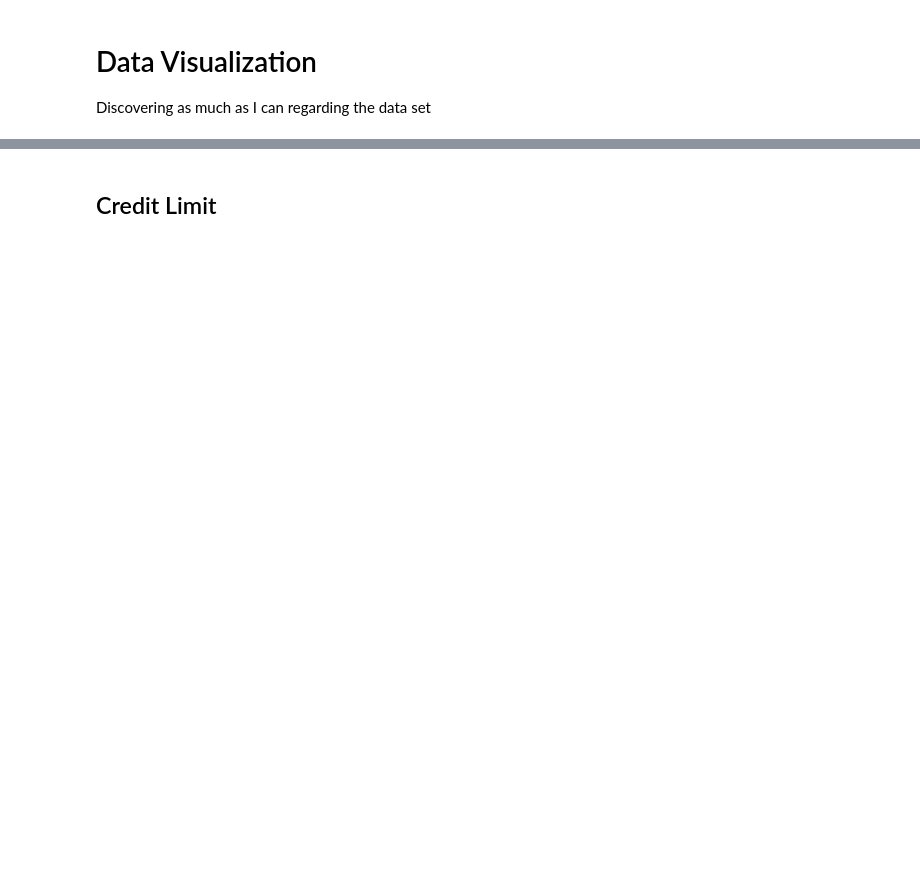
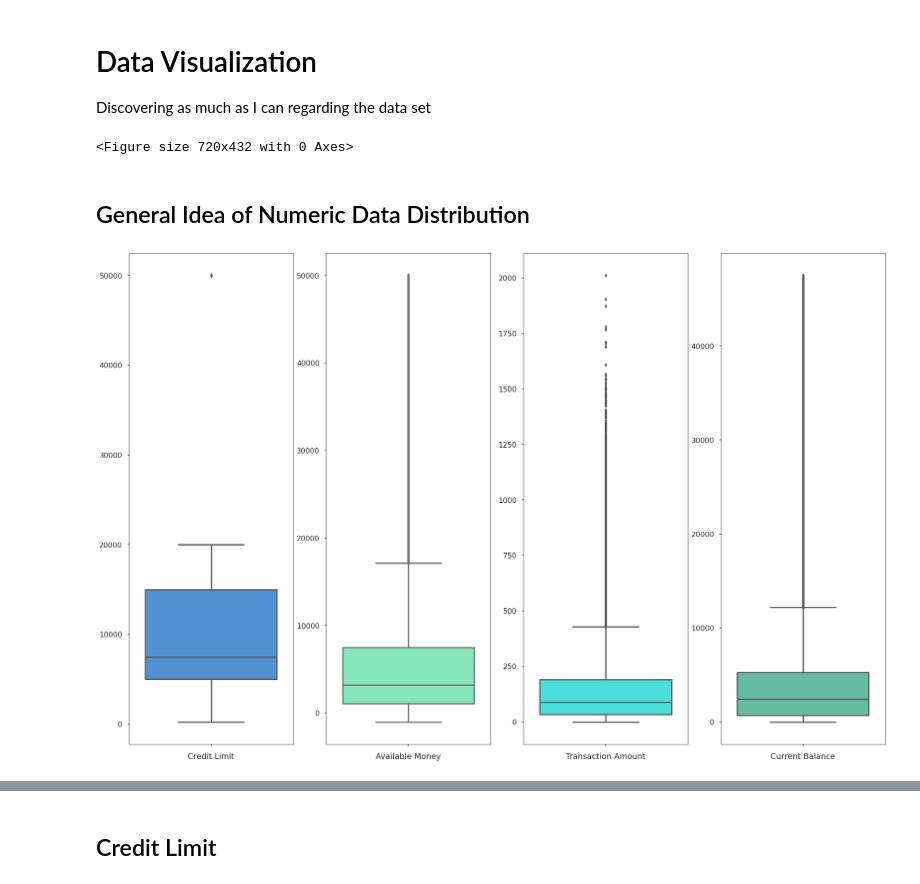
Before and after one commit to jbofill10/C1_Transaction_Data, a Jupyter notebook: Visualizations.ipynb, the cells around one changed output, grey strips where cells are left out. Drawn from its saved outputs; the diff is of its cells as text; code cells hidden in the pictures; blank space fills up the shorter version.

```diff
--- a/Visualizations.ipynb
+++ b/Visualizations.ipynb
@@ -13,12 +13,5 @@ import numpy as np
 plt.figure(figsize=(10,6))
 style.use('seaborn-poster')
 sns.set_style('ticks')
-
-df_paths = ['Data/pickles/clean_data/{}'.format(file) for file in os.listdir('Data/pickles/clean_data')]
-
-df = pd.concat([
-    pd.read_pickle(df_paths[0]),
-    pd.read_pickle(df_paths[1])],
-axis=1)
-
-#df.columns
+# %% [output]
+<Figure size 720x432 with 0 Axes>
@@ -24,0 +25,15 @@ axis=1)
+# %% [markdown]
+## General Idea of Numeric Data Distribution
+# %%
+fig, ax = plt.subplots(nrows=1, ncols=4, figsize=(30,20))
+
+numeric_cols = ['creditLimit', 'availableMoney', 'transactionAmount', 'currentBalance']
+neat_cols = ['Credit Limit', 'Available Money', 'Transaction Amount', 'Current Balance']
+colors = ['#3C91E6', '#76F7BF', '#34F6F2', '#59C9A5']
+
+for i in range(len(numeric_cols)):
+    sns.boxplot(data=df, x=numeric_cols[i], ax=ax[i], color=colors[i], orient='v')
+    ax[i].set_xlabel(neat_cols[i])
+    ax[i].set_ylabel('')
+# %% [output]
+[figure, added]
```
Also changed, not shown: parts of 7 cells of this notebook, 8 other files.
